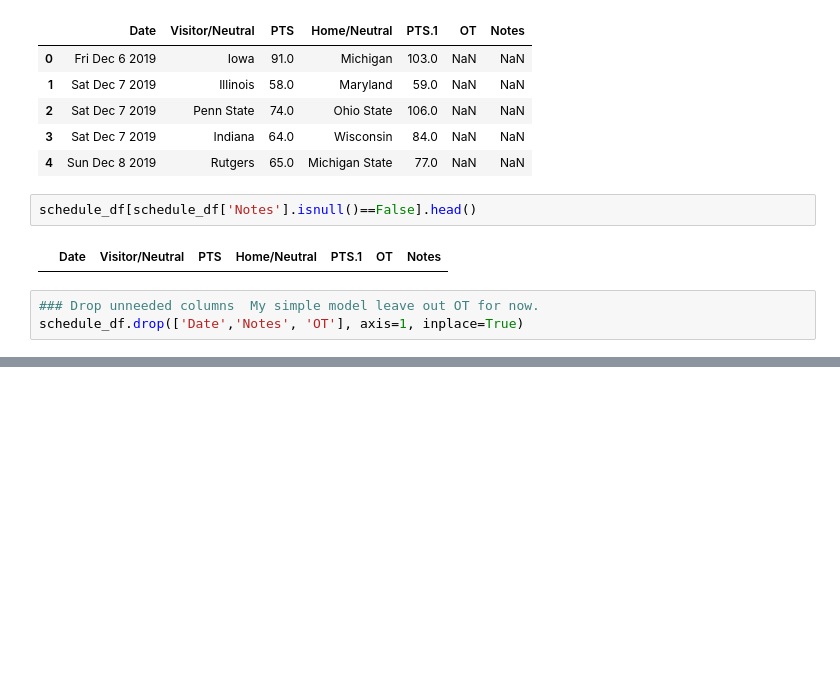
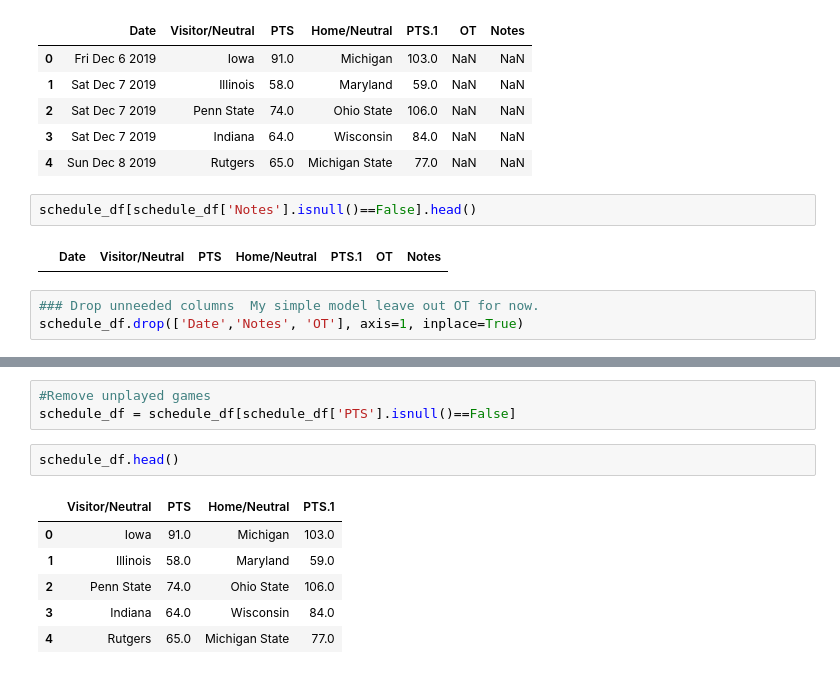
Before and after one commit to pkr5025/College-Basketball-Predictions, a Jupyter notebook: Working Notebook.ipynb, the cells around one changed output, grey strips where cells are left out. Drawn from its saved outputs; the diff is of its cells as text; blank space fills up the shorter version.

```diff
--- a/Working Notebook.ipynb
+++ b/Working Notebook.ipynb
@@ -68,0 +78,12 @@ schedule_df.drop(['Date','Notes', 'OT'], axis=1, inplace=True)
+# %%
+#Remove unplayed games
+schedule_df = schedule_df[schedule_df['PTS'].isnull()==False]
+# %%
+schedule_df.head()
+# %% [output]
+|  | Visitor/Neutral | PTS | Home/Neutral | PTS.1 |
+| 0 | Iowa | 91.0 | Michigan | 103.0 |
+| 1 | Illinois | 58.0 | Maryland | 59.0 |
+| 2 | Penn State | 74.0 | Ohio State | 106.0 |
+| 3 | Indiana | 64.0 | Wisconsin | 84.0 |
+| 4 | Rutgers | 65.0 | Michigan State | 77.0 |
```
Also changed, not shown: parts of 3 cells of this notebook.
